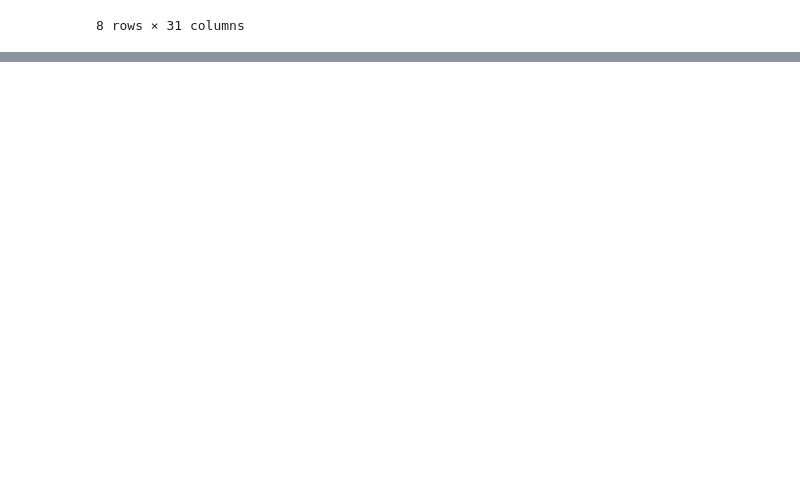
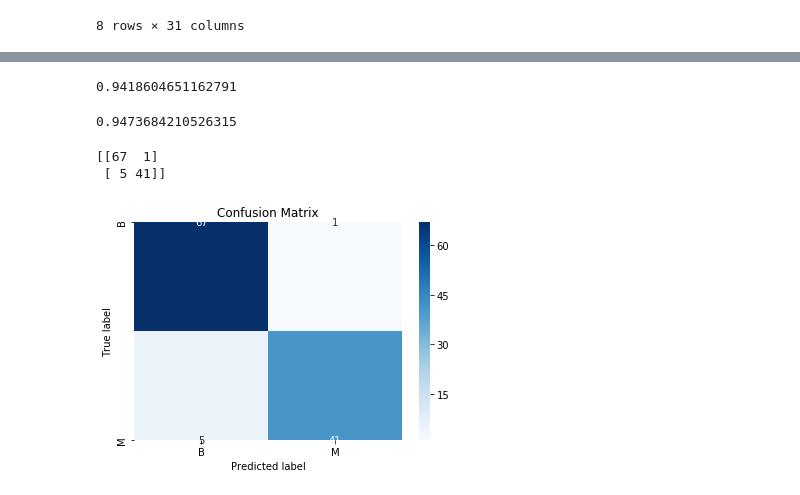
Before and after one commit to yoyongbo/ML_AS1, a Jupyter notebook: ML_assignment1/Assignment1.ipynb, the cells around one changed output, grey strips where cells are left out. Drawn from its saved outputs; the diff is of its cells as text; code cells hidden in the pictures; blank space fills up the shorter version.

```diff
--- a/ML_assignment1/Assignment1.ipynb
+++ b/ML_assignment1/Assignment1.ipynb
@@ -133,0 +132,68 @@ plt.tight_layout()
+# %%
+# feature selection.
+# we can see the 'area_mean' has 0.99 correlate with 'radius_mean',
+#also 'area_mean' has 0.99 correlate with 'perimeter_mean'
+# so we can just use one from ['area_mean', 'radius_mean', 'perimeter_mean']
+# also between ['radius_worst','area_worst','perimeter_worst']
+#['radius_se','area_se','perimeter_se']
+df_drop_corr = df.drop(['radius_mean', 'perimeter_mean','area_worst','perimeter_worst','radius_se','area_se'],
+                      axis=1)
+
+df_drop_corr.head(2)
+X = df_drop_corr.iloc[:,:-1]
+y = df_drop_corr.iloc[:, -1]
+X_train, X_test,y_train,y_test = train_test_split(X,
+                                                  y,
+                                                  test_size= 0.2,
+                                                  random_state = 42,
+                                                  shuffle=True)
+model.fit(X_train, y_train)
+y_pred = model.predict(X_test)
+
+balanced_accuracy_score(y_test, y_pred)
+# %% [output]
+0.9418604651162791
+# %%
+# PCA dimention reduction
+from sklearn.decomposition import PCA
+from sklearn.preprocessing import StandardScaler
+
+scale = StandardScaler()
+df_feature = df.iloc[:,:-1]
+y = df['diagnosis']
+df_scale = scale.fit_transform(df_feature)
+
+out = pca.fit_transform(df_scale)
+pca = PCA(n_components=3)
+df_pca=pca.fit_transform(out)
+
+X_train, X_test, y_train, y_test = train_test_split(df_pca, y, test_size =0.2, shuffle= True)
+model.fit(X_train, y_train)
+y_pred = model.predict(X_test)
+accuracy_score(y_test, y_pred)
+# %% [output]
+0.9473684210526315
+# %%
+# confusion_matrix
+from sklearn.metrics import confusion_matrix
+from sklearn.model_selection import GridSearchCV
+
+logreg = LogisticRegression()
+
+X = df.iloc[:, : -1]
+y = df['diagnosis']
+X_train, X_test, y_train, y_test = train_test_split(X, y, test_size =0.2, shuffle= True)
+#logreg_cv = GridSearchCV(logreg,param_grid , cv=5)
+
+logreg.fit(X_train, y_train)
+ConfMatrix = confusion_matrix(y_test,logreg.predict(X_test))
+print(ConfMatrix)
+sns.heatmap(ConfMatrix,annot=True, cmap="Blues", fmt="d",
+            xticklabels = ['B', 'M'], yticklabels = ['B', 'M'])
+plt.ylabel('True label')
+plt.xlabel('Predicted label')
+plt.title("Confusion Matrix");
+# %% [output]
+[[67  1]
+ [ 5 41]]
+[figure, added]
```
Also changed, not shown: parts of 6 cells of this notebook.
